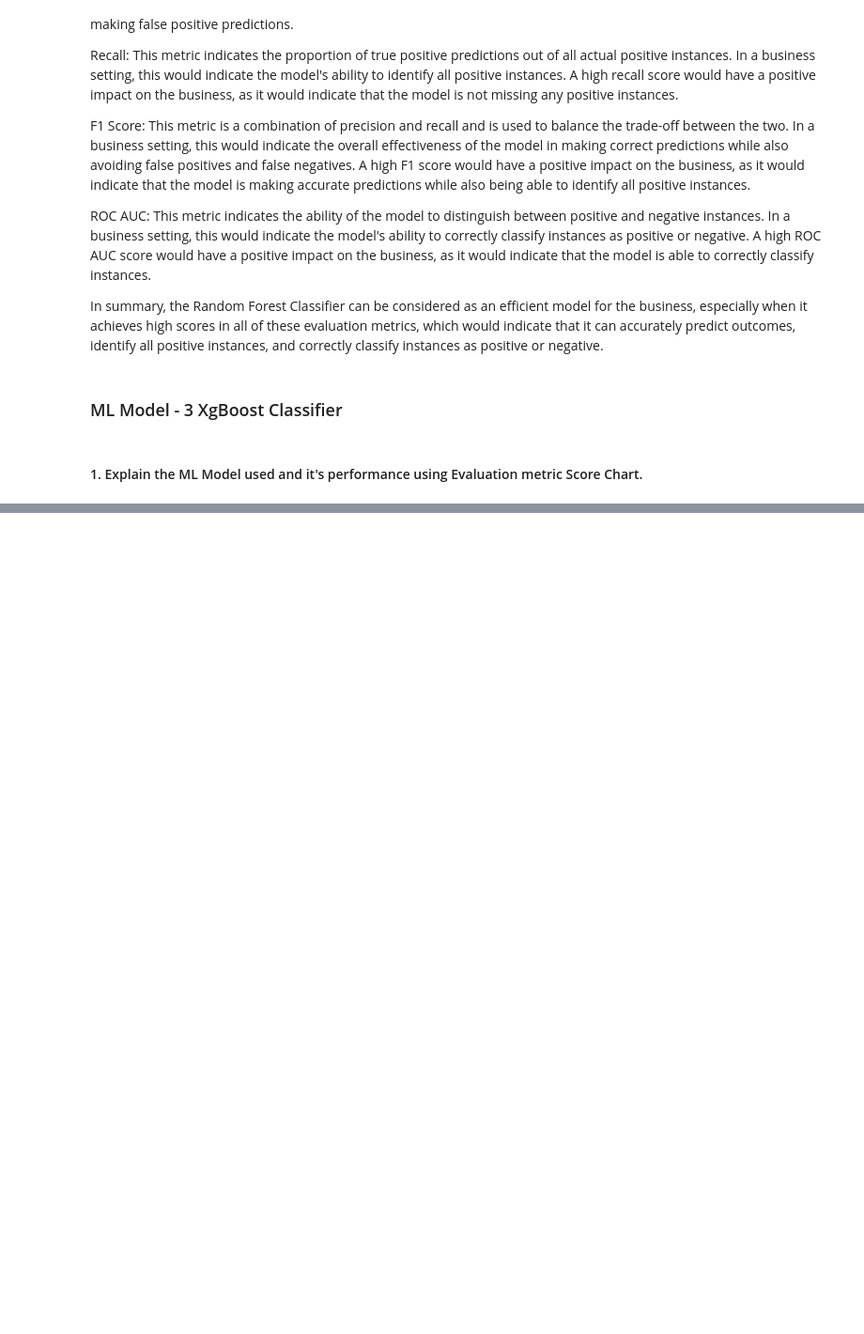
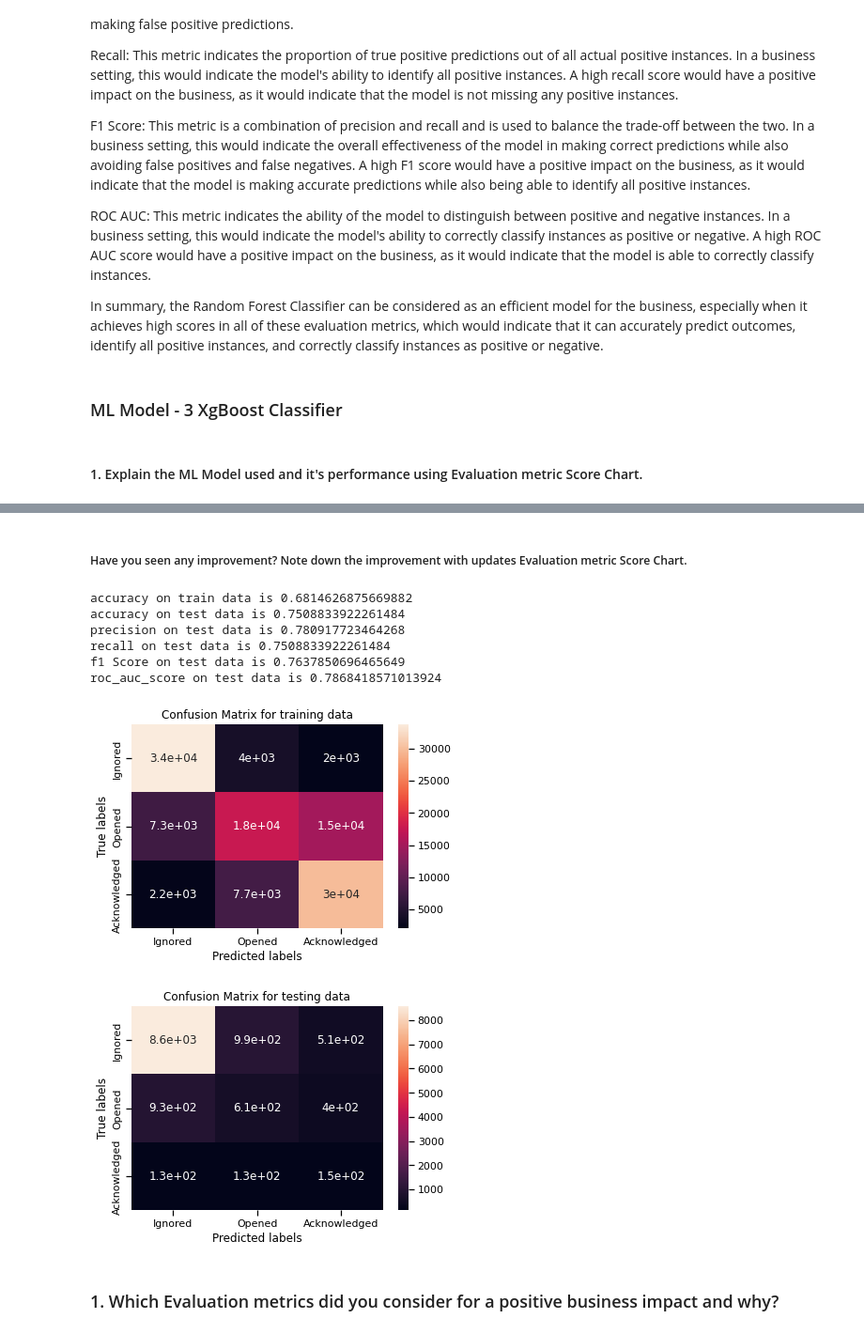
Before and after one commit to Shreya-data/Email-Campaign-Effectiveness-prediction, a Jupyter notebook: Untitled.ipynb, the cells around one changed output, grey strips where cells are left out. Shown at 94% size. Cells and saved outputs as stored; diff of their text form; code cells hidden in the pictures; blank space fills up the shorter version.

```diff
--- a/Untitled.ipynb
+++ b/Untitled.ipynb
@@ -1515,0 +1572,30 @@ test_probability5 = xg_models.predict_proba(X_test)
+# %%
+# ML Model - 3 Implementation with hyperparameter optimization techniques
+# Number of trees
+n_estimators = [50,80,100]
+
+# Maximum depth of trees
+max_depth = [4,6,8]
+
+# Minimum number of samples required to split a node
+min_samples_split = [50,100,150]
+
+# Minimum number of samples required at each leaf node
+min_samples_leaf = [40,50]
+
+# Hyperparameter Grid
+param_dict = {'n_estimators' : n_estimators,
+              'max_depth' : max_depth,
+              'min_samples_split' : min_samples_split,
+              'min_samples_leaf' : min_samples_leaf}
+
+# Create an instance of the XGBClassifier
+xg_model = XGBClassifier()
+
+# Fit the Algorithm
+# Grid search
+xg_grid = GridSearchCV(estimator=xg_model,
+                       param_grid = param_dict,
+                       cv = 5, verbose=2, scoring='roc_auc')
+
+xg_grid1=xg_grid.fit(X_train,y_train)
@@ -1515,0 +1625,6 @@ test_probability5 = xg_models.predict_proba(X_test)
+# %%
+# Predict on the model
+# Making predictions on train and test data
+
+y_pred_train_xgh = xg_grid1.predict(X_train)
+y_pred_xgh = xg_grid1.predict(X_test)
@@ -1515,0 +1648,19 @@ test_probability5 = xg_models.predict_proba(X_test)
+# %% [markdown]
+##### Have you seen any improvement? Note down the improvement with updates Evaluation metric Score Chart.
+# %%
+print_metrics(y_train,y_test,y_pred_train_xgh,y_pred_xgh,test_probability_xgh)
+# %% [output]
+accuracy on train data is 0.6814626875669882
+accuracy on test data is 0.7508833922261484
+precision on test data is 0.780917723464268
+recall on test data is 0.7508833922261484
+f1 Score on test data is 0.7637850696465649
+roc_auc_score on test data is 0.7868418571013924
+# %%
+# Visualizing evaluation Metric Score chart that is confusion matrix for both training and testing data
+confusion_metrics(y_train,y_test,y_pred_train_xgh,y_pred_xgh)
+# %% [output]
+[figure, added]
+[figure, added]
+# %% [markdown]
+### 1. Which Evaluation metrics did you consider for a positive business impact and why?
```
Also changed, not shown: parts of 43 cells of this notebook.
